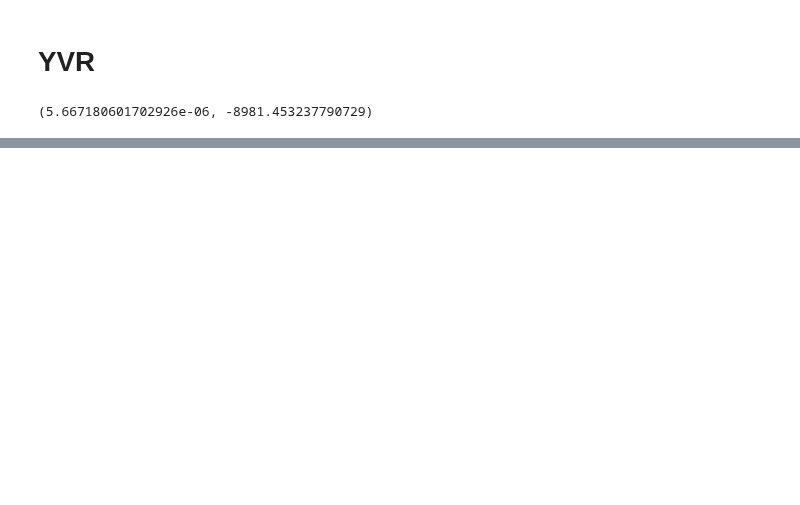
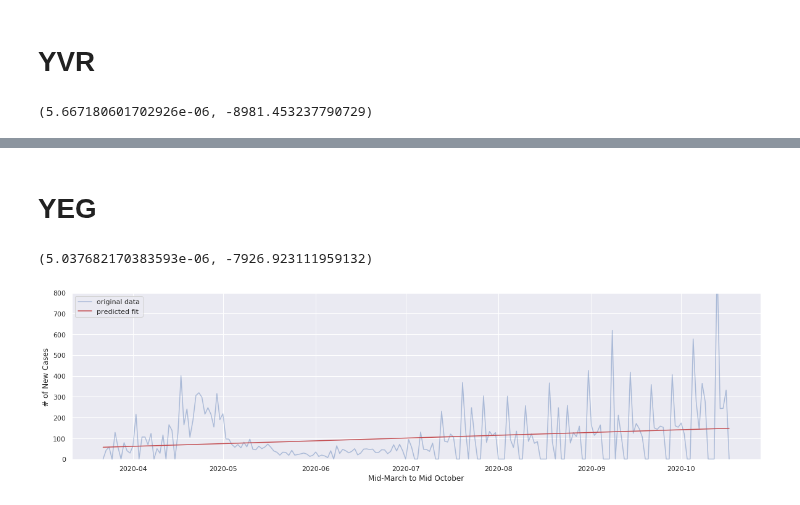
Before and after one commit to clement-ip/covid-airport-travel, a Jupyter notebook: analyze_covid_hubs.ipynb, the cells around one changed output, grey strips where cells are left out. Cells and saved outputs as stored; diff of their text form; code cells hidden in the pictures; blank space fills up the shorter version.

```diff
--- a/analyze_covid_hubs.ipynb
+++ b/analyze_covid_hubs.ipynb
@@ -74,0 +74,24 @@ yvrCases.describe()
+# %% [markdown]
+# YEG
+# %%
+yegCases["Date"] = pd.to_datetime(yegCases["Date"])
+#yegCases = yegCases.drop(columns = ["Unnamed: 0", "Unnamed: 0.1", "Unnamed: 0.1.1", "Unnamed: 0.1.1.1"])
+yegCases.loc[0,"Difference"] = 0
+yegCases["timestamp"] = yegCases["Date"].apply(makeTimestamp)
+fit = stats.linregress(yegCases["timestamp"], yegCases["Difference"])
+yegCases["Prediction"] = yegCases["timestamp"] * fit.slope + fit.intercept
+fit.slope, fit.intercept
+# %% [output]
+(5.037682170383593e-06, -7926.923111959132)
+# %%
+# Plot daily new cases
+plt.figure(figsize = (20,5))
+plt.ylim(-5,800)
+plt.xlabel("Mid-March to Mid October")
+plt.ylabel("# of New Cases")
+plt.plot(yegCases["Date"], yegCases["Difference"], 'b-', label = 'original data', alpha = 0.4)
+plt.plot(yegCases["Date"], yegCases["Prediction"], 'r-', label = 'predicted fit')
+plt.legend()
+plt.show()
+# %% [output]
+[figure, added]
```
Also changed, not shown: parts of 17 cells of this notebook.
